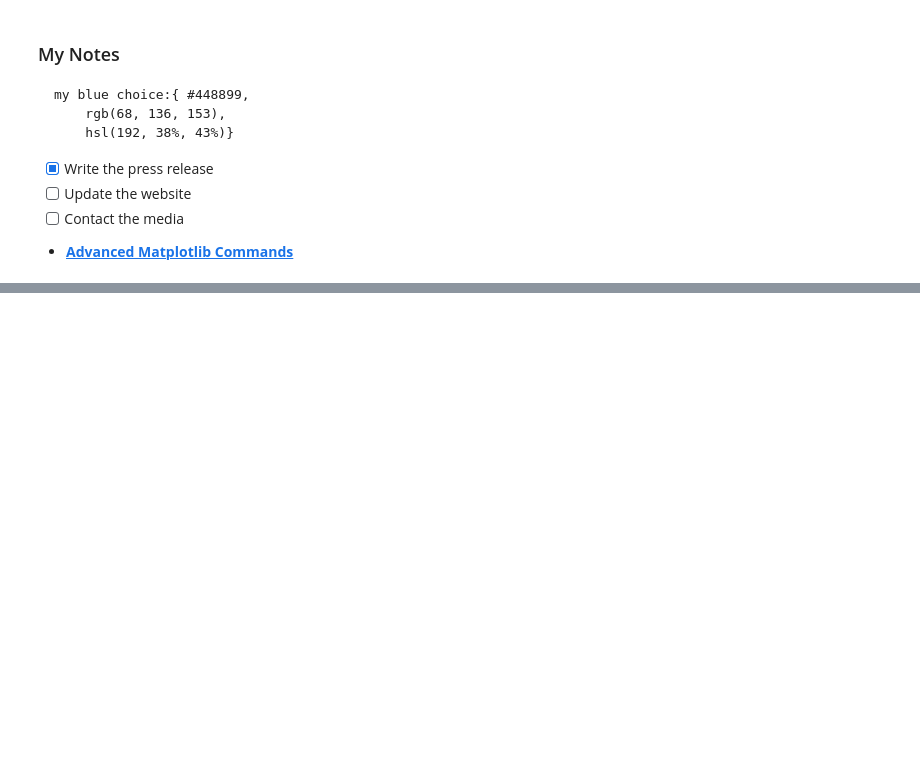
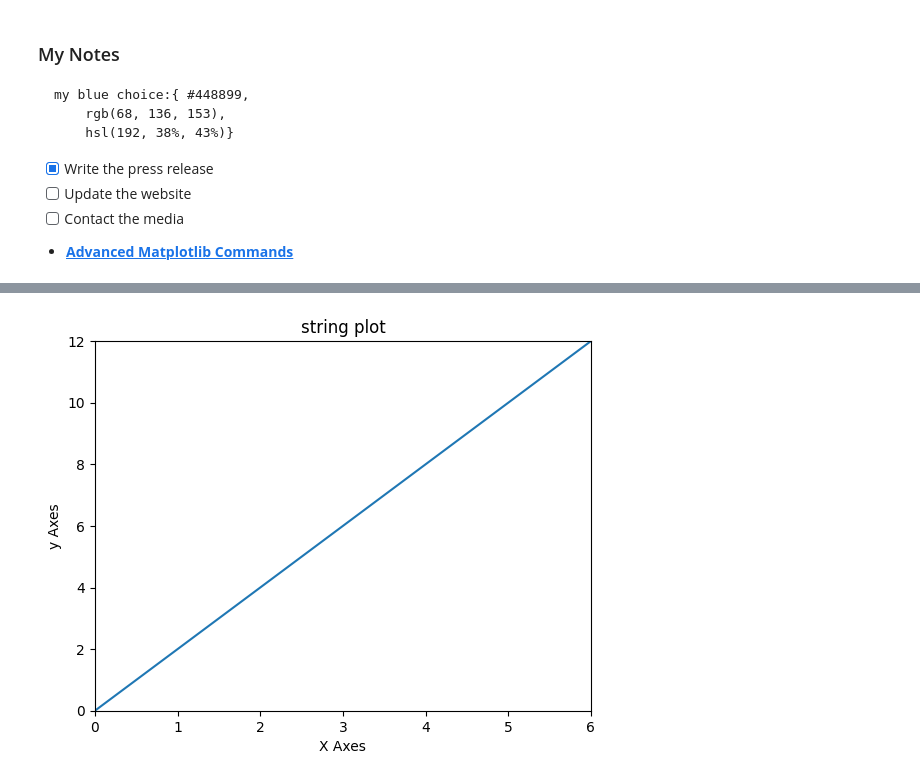
Before and after one commit to MJalingo/python_for_finance, a Jupyter notebook: Python-Finance-QuantConnect/04-Matplotlib/matplotlib_Mynotes.ipynb, the cells around one changed output, grey strips where cells are left out. Cells and saved outputs as stored; diff of their text form; code cells hidden in the pictures; blank space fills up the shorter version.

```diff
--- a/Python-Finance-QuantConnect/04-Matplotlib/matplotlib_Mynotes.ipynb
+++ b/Python-Finance-QuantConnect/04-Matplotlib/matplotlib_Mynotes.ipynb
@@ -24,0 +36,10 @@ plt.savefig("myfirstplot.png")
+# %%
+plt.plot(x,y)
+plt.xlabel("X Axes")
+plt.ylabel("y Axes")
+plt.xlim(0,6)
+plt.ylim(0,12)
+plt.title("string plot");
+plt.savefig("myfirstplot.png")
+# %% [output]
+[figure, added]
```
Also changed, not shown: parts of 15 cells of this notebook, 6 other files.
